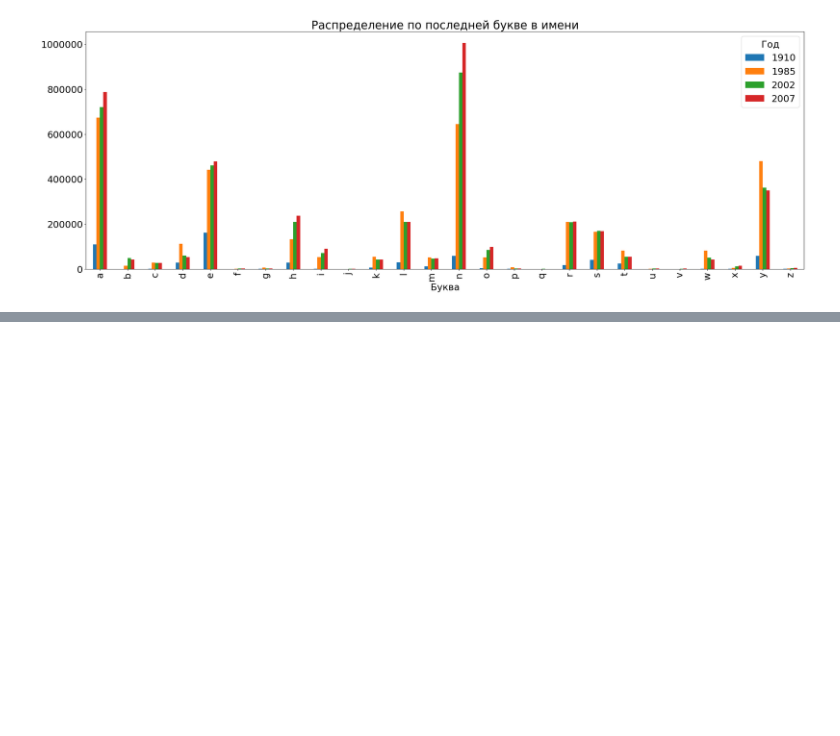
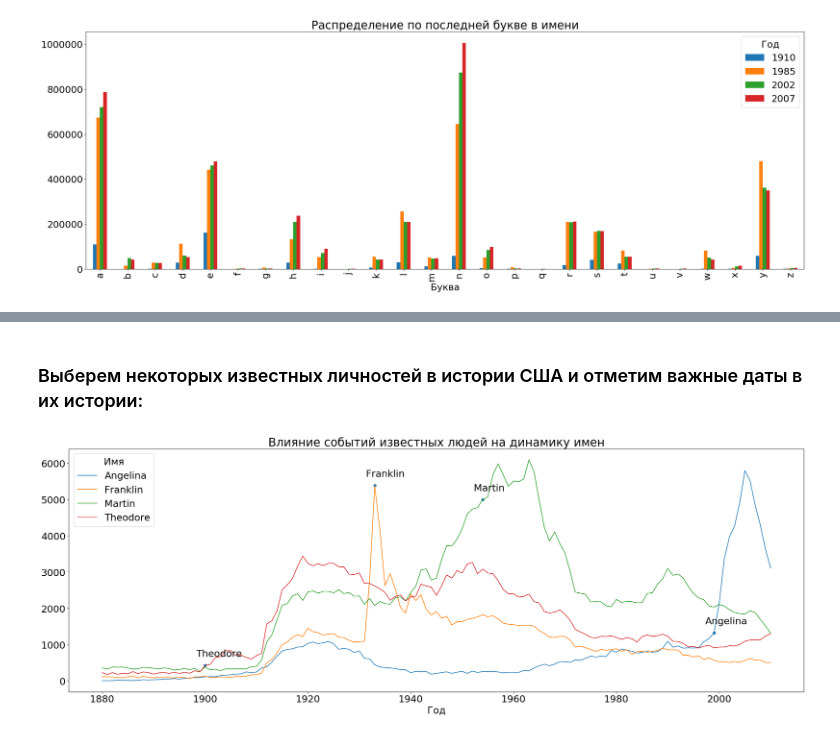
Before and after one commit to damu4/names_analysis, a Jupyter notebook: names_analysis.ipynb, the cells around one changed output, grey strips where cells are left out. Saved outputs shown, nothing was run; the diff lists cells and outputs as text; code cells hidden in the pictures; blank space fills up the shorter version.

Commit message:
Names of famous people analysis

```diff
--- a/names_analysis.ipynb
+++ b/names_analysis.ipynb
@@ -151,0 +154,26 @@ legend=plt.legend(title='Год')
+# %% [markdown]
+### Выберем некоторых известных личностей в истории США и отметим важные даты в их истории:
+# %%
+# Henry Ford,
+FAMOUS_NAMES = {
+                'Theodore':1900,  # Theodore Roosevelt, president from 1900
+                'Franklin':1933,  # Franklin Delano Roosevelt, president from 1933
+                'Martin':1954,  # Martin Luther King, greatest activity
+                'Angelina':1999,  # Angelina Jolie, debut
+               }
+df4 = df[df['name'].isin(FAMOUS_NAMES.keys())]
+famous_names_table = df4.pivot_table('num', index='year', columns='name', aggfunc=sum)
+famous_names_table.plot(figsize=(30, 10), legend=True)
+plt.title('Влияние событий известных людей на динамику имен')
+plt.xlabel('Год')
+legend=plt.legend(title='Имя')
+a = []
+b = []
+for key, value in FAMOUS_NAMES.items():
+    a.append(FAMOUS_NAMES[key])
+    b.append(famous_names_table.loc[value][key])
+plt.scatter(a,b)
+for label, x, y in zip(FAMOUS_NAMES.keys(), a, b):
+    plt.annotate(label, xy=(x,y),xytext=(-20, 20), textcoords='offset points')
+# %% [output]
+[figure, added]
```
Also changed, not shown: parts of 2 cells of this notebook.
